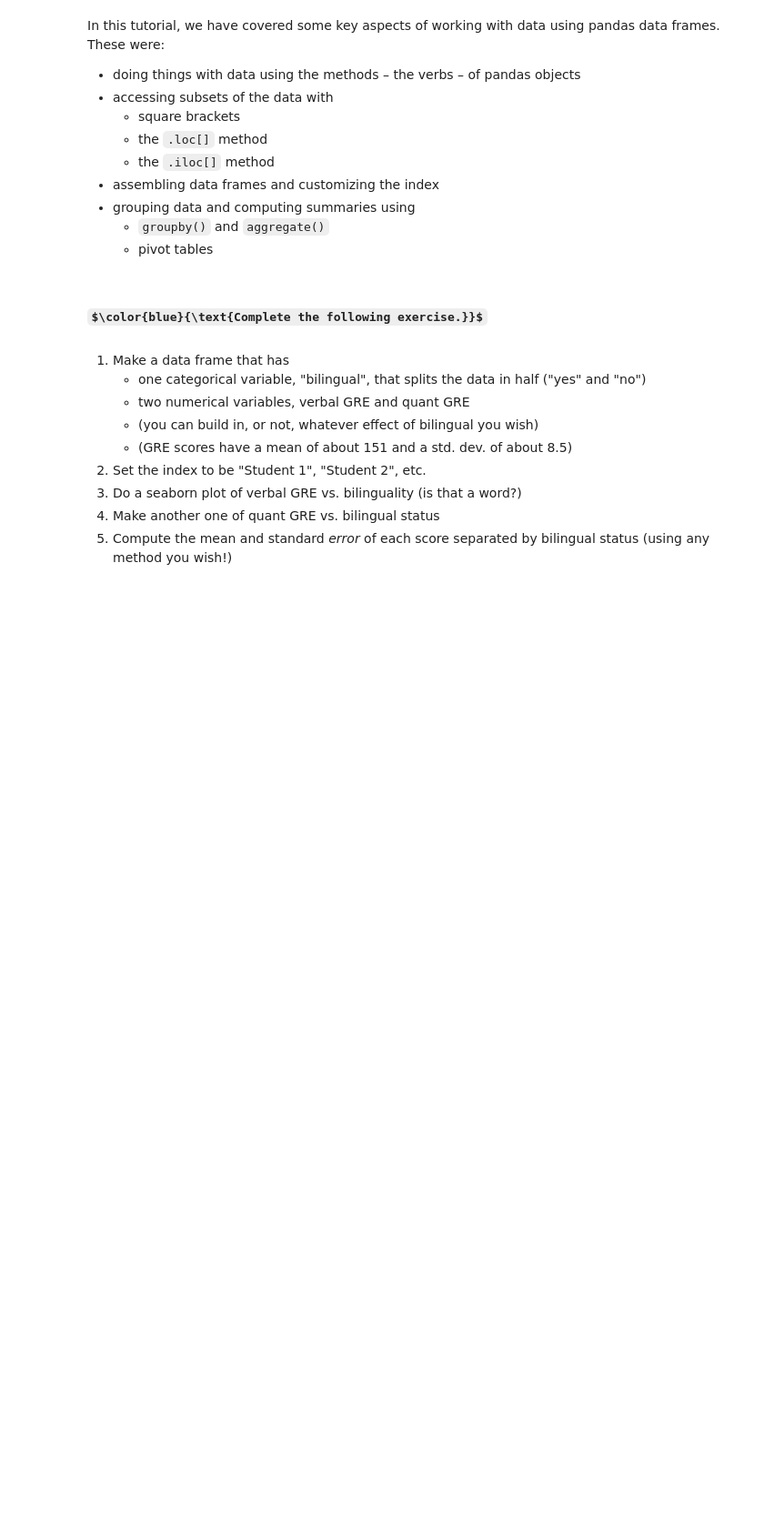
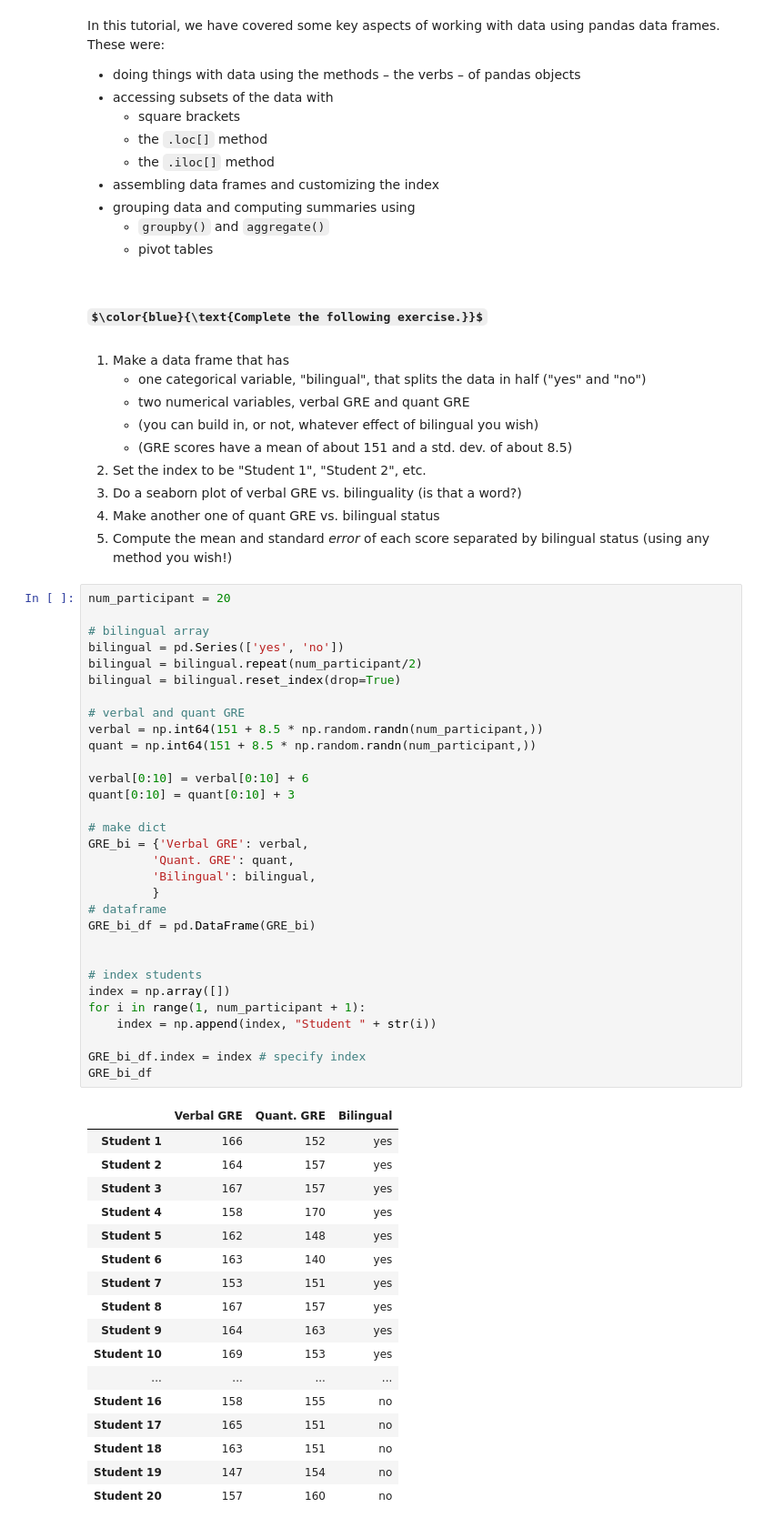
Before and after one commit to mrfrmtz/FDSPython, a Jupyter notebook: tutorial018-Pandas-Advanced-WorkingWithData.ipynb, the cells around one changed output. Shown at 91% size. Saved outputs shown, nothing was run; the diff lists cells and outputs as text; some formulas as TeX source; blank space fills up the shorter version.

```diff
--- a/tutorial018-Pandas-Advanced-WorkingWithData.ipynb
+++ b/tutorial018-Pandas-Advanced-WorkingWithData.ipynb
@@ -1050,3 +1015,52 @@ In this tutorial, we have covered some key aspects of working with data using pa
 3. Do a seaborn plot of verbal GRE vs. bilinguality (is that a word?)
 4. Make another one of quant GRE vs. bilingual status
 5. Compute the mean and standard *error* of each score separated by bilingual status (using any method you wish!)
+# %%
+num_participant = 20
+
+# bilingual array
+bilingual = pd.Series(['yes', 'no'])
+bilingual = bilingual.repeat(num_participant/2)
+bilingual = bilingual.reset_index(drop=True)
+
+# verbal and quant GRE
+verbal = np.int64(151 + 8.5 * np.random.randn(num_participant,))
+quant = np.int64(151 + 8.5 * np.random.randn(num_participant,))
+
+verbal[0:10] = verbal[0:10] + 6
+quant[0:10] = quant[0:10] + 3
+
+# make dict
+GRE_bi = {'Verbal GRE': verbal,
+         'Quant. GRE': quant,
+         'Bilingual': bilingual,
+         }
+# dataframe
+GRE_bi_df = pd.DataFrame(GRE_bi)
+
+
+# index students
+index = np.array([])
+for i in range(1, num_participant + 1):
+    index = np.append(index, "Student " + str(i))
+
+GRE_bi_df.index = index # specify index
+GRE_bi_df
+# %% [output]
+|  | Verbal GRE | Quant. GRE | Bilingual |
+| Student 1 | 166 | 152 | yes |
+| Student 2 | 164 | 157 | yes |
+| Student 3 | 167 | 157 | yes |
+| Student 4 | 158 | 170 | yes |
+| Student 5 | 162 | 148 | yes |
+| Student 6 | 163 | 140 | yes |
+| Student 7 | 153 | 151 | yes |
+| Student 8 | 167 | 157 | yes |
+| Student 9 | 164 | 163 | yes |
+| Student 10 | 169 | 153 | yes |
+| ... | ... | ... | ... |
+| Student 16 | 158 | 155 | no |
+| Student 17 | 165 | 151 | no |
+| Student 18 | 163 | 151 | no |
+| Student 19 | 147 | 154 | no |
+| Student 20 | 157 | 160 | no |
```
Also changed, not shown: parts of 57 cells of this notebook.
